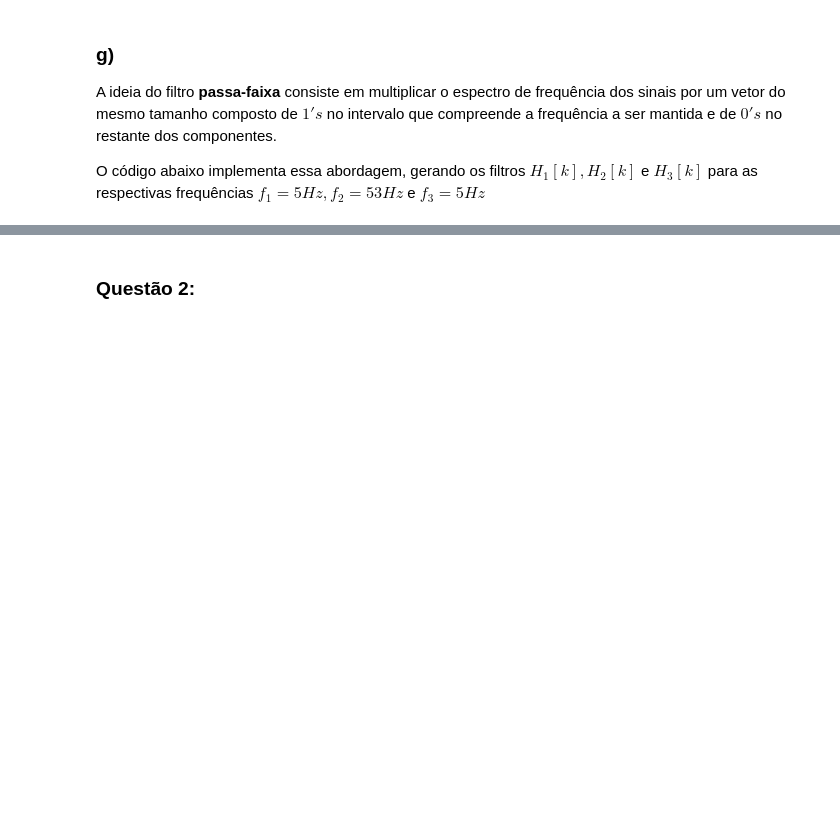
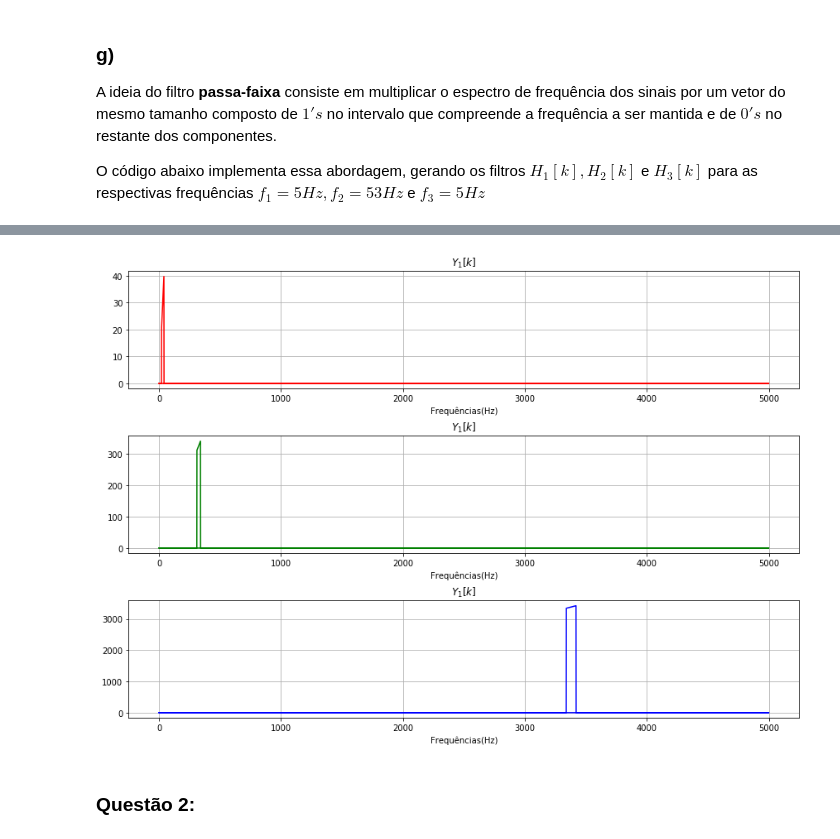
Before and after one commit to ecalasans/pds_-2, a Jupyter notebook: p2.ipynb, the cells around one changed output, grey strips where cells are left out. Drawn from its saved outputs; the diff is of its cells as text; code cells hidden in the pictures; blank space fills up the shorter version.

```diff
--- a/p2.ipynb
+++ b/p2.ipynb
@@ -457,3 +495,30 @@ O código abaixo implementa essa abordagem, gerando os filtros $H_{1}[k], H_{2}[
+# %%
+# Gráficos dos sinais passados pelos filtros
+# Y1[k]
+plt.subplot(3,1,1)
+plt.plot(freqsX1, Y1k, 'r')
+plt.xlabel('Frequências(Hz)')
+plt.grid()
+plt.title('$Y_{1}[k]$')
+
+# Y1[k]
+plt.subplot(3,1,2)
+plt.plot(freqsX1, Y2k, 'g')
+plt.xlabel('Frequências(Hz)')
+plt.grid()
+plt.title('$Y_{1}[k]$')
+
+# Y1[k]
+plt.subplot(3,1,3)
+plt.plot(freqsX1, Y3k, 'b')
+plt.grid()
+plt.xlabel('Frequências(Hz)')
+plt.title('$Y_{1}[k]$')
+
+plt.subplots_adjust(right=2, top=2, hspace=0.4)
+plt.show()
+# %% [output]
+[figure, added]
 # %% [markdown]
 <h3>Questão 2:</h3>
 # %% [markdown]
```
Also changed, not shown: parts of 7 cells of this notebook.
